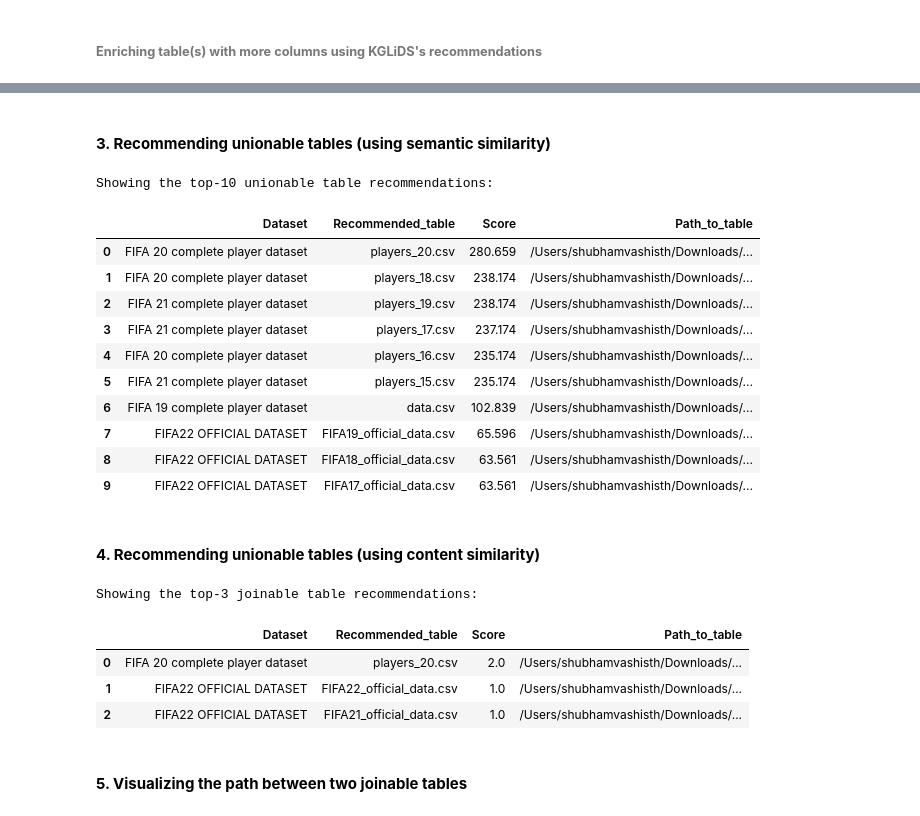
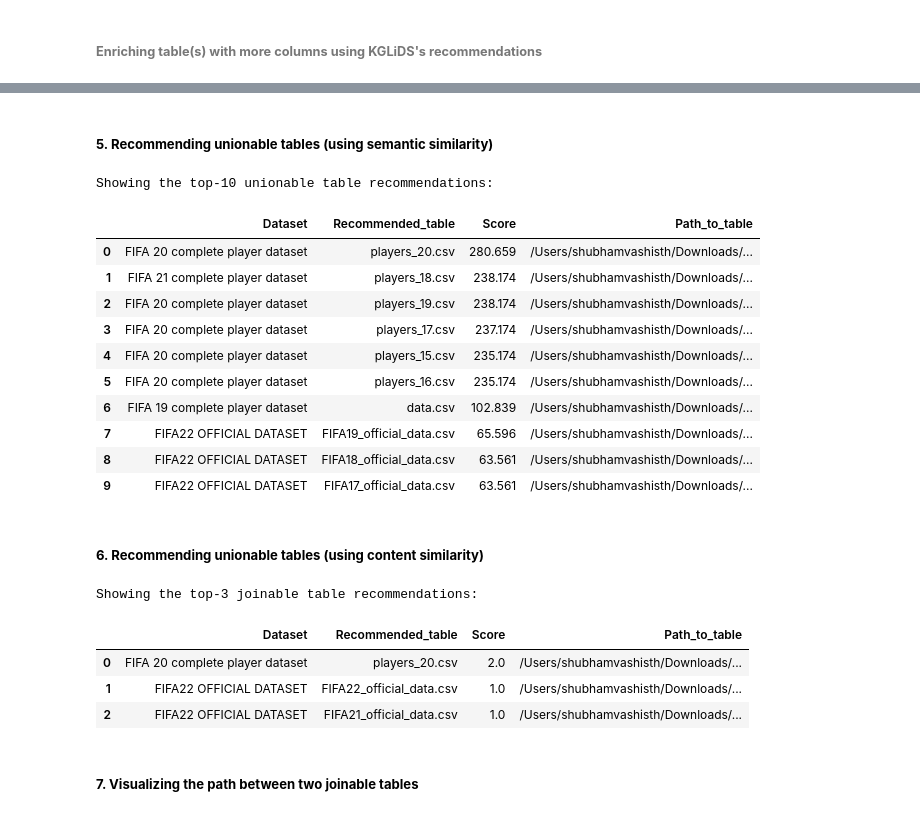
Before and after one commit to CoDS-GCS/kglids, a Jupyter notebook: KGLiDS_API_tutorial.ipynb, the cells around one changed output, grey strips where cells are left out. Cells and saved outputs as stored; diff of their text form; code cells hidden in the pictures.

```diff
--- a/KGLiDS_API_tutorial.ipynb
+++ b/KGLiDS_API_tutorial.ipynb
@@ -116,25 +115,25 @@ Condition =  [['player', 'club']]
 | 21 | FIFA22 OFFICIAL DATASET | FIFA17_official_data.csv | 63.0 | 17560.0 | /Users/shubhamvashisth/Downloads/... |
 | 22 | FIFA 18 Complete Player Dataset | CompleteDataset.csv | 74.0 | 17981.0 | /Users/shubhamvashisth/Downloads/... |
 # %% [markdown]
-#### <b>3. Recommending unionable tables (using semantic similarity)</b>
+##### <b>5. Recommending unionable tables (using semantic similarity)</b>
 # %%
-recommandations = kglids.recommend_k_unionable_tables(df.iloc[0], k = 10)
-recommandations
+recommendations = kglids.recommend_k_unionable_tables(df.iloc[0], k = 10)
+recommendations
 # %% [output]
 Showing the top-10 unionable table recommendations:
 |  | Dataset | Recommended_table | Score | Path_to_table |
 | 0 | FIFA 20 complete player dataset | players_20.csv | 280.659 | /Users/shubhamvashisth/Downloads/... |
-| 1 | FIFA 20 complete player dataset | players_18.csv | 238.174 | /Users/shubhamvashisth/Downloads/... |
-| 2 | FIFA 21 complete player dataset | players_19.csv | 238.174 | /Users/shubhamvashisth/Downloads/... |
-| 3 | FIFA 21 complete player dataset | players_17.csv | 237.174 | /Users/shubhamvashisth/Downloads/... |
-| 4 | FIFA 20 complete player dataset | players_16.csv | 235.174 | /Users/shubhamvashisth/Downloads/... |
-| 5 | FIFA 21 complete player dataset | players_15.csv | 235.174 | /Users/shubhamvashisth/Downloads/... |
+| 1 | FIFA 21 complete player dataset | players_18.csv | 238.174 | /Users/shubhamvashisth/Downloads/... |
+| 2 | FIFA 20 complete player dataset | players_19.csv | 238.174 | /Users/shubhamvashisth/Downloads/... |
+| 3 | FIFA 20 complete player dataset | players_17.csv | 237.174 | /Users/shubhamvashisth/Downloads/... |
+| 4 | FIFA 20 complete player dataset | players_15.csv | 235.174 | /Users/shubhamvashisth/Downloads/... |
+| 5 | FIFA 20 complete player dataset | players_16.csv | 235.174 | /Users/shubhamvashisth/Downloads/... |
 | 6 | FIFA 19 complete player dataset | data.csv | 102.839 | /Users/shubhamvashisth/Downloads/... |
 | 7 | FIFA22 OFFICIAL DATASET | FIFA19_official_data.csv | 65.596 | /Users/shubhamvashisth/Downloads/... |
 | 8 | FIFA22 OFFICIAL DATASET | FIFA18_official_data.csv | 63.561 | /Users/shubhamvashisth/Downloads/... |
 | 9 | FIFA22 OFFICIAL DATASET | FIFA17_official_data.csv | 63.561 | /Users/shubhamvashisth/Downloads/... |
 # %% [markdown]
-#### <b>4. Recommending unionable tables (using content similarity)</b>
+##### <b>6. Recommending unionable tables (using content similarity)</b>
 # %%
 recommendations = kglids.recommend_k_joinable_tables(df.iloc[0], k = 5)
 recommendations
@@ -145,7 +144,7 @@ Showing the top-3 joinable table recommendations:
 | 1 | FIFA22 OFFICIAL DATASET | FIFA22_official_data.csv | 1.0 | /Users/shubhamvashisth/Downloads/... |
 | 2 | FIFA22 OFFICIAL DATASET | FIFA21_official_data.csv | 1.0 | /Users/shubhamvashisth/Downloads/... |
 # %% [markdown]
-#### <b>5. Visualizing the path between two joinable tables</b>
+##### <b>7. Visualizing the path between two joinable tables</b>
 # %%
 kglids.get_path_between_tables(df.iloc[0], recommendations.iloc[1], hops=1)
 # %% [output]
```
Also changed, not shown: parts of 5 cells of this notebook.
